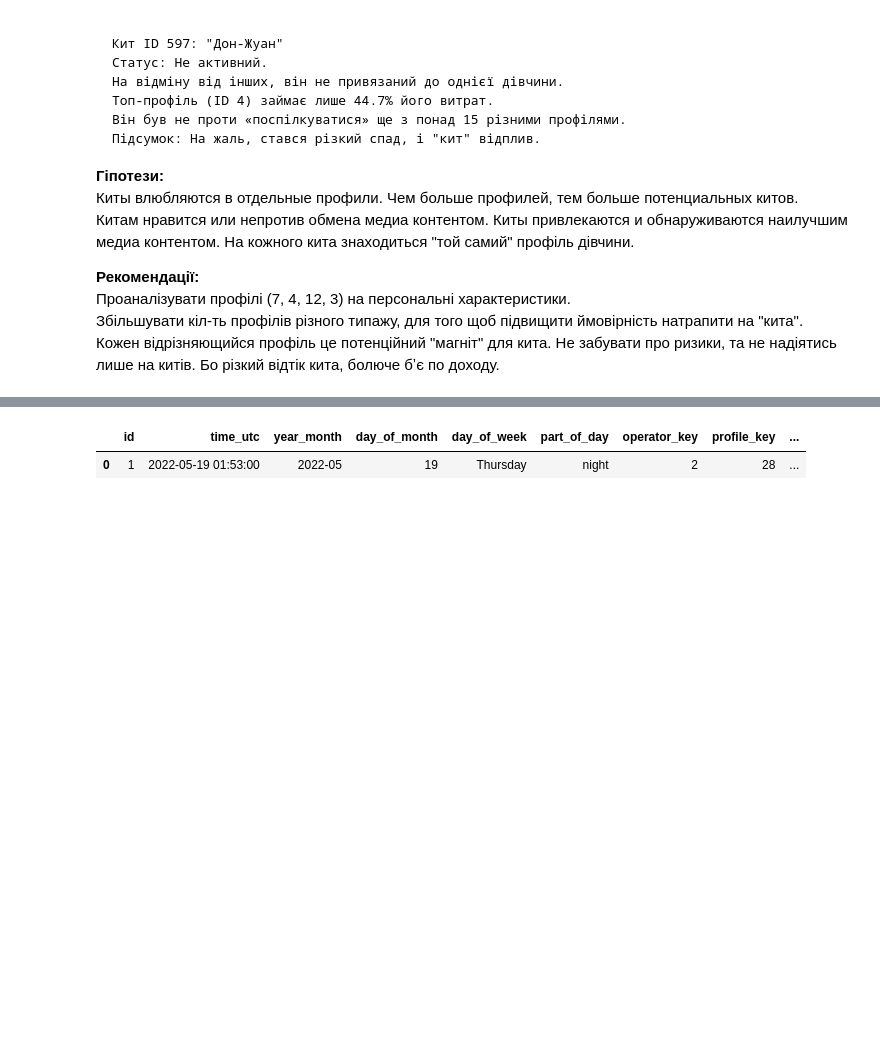
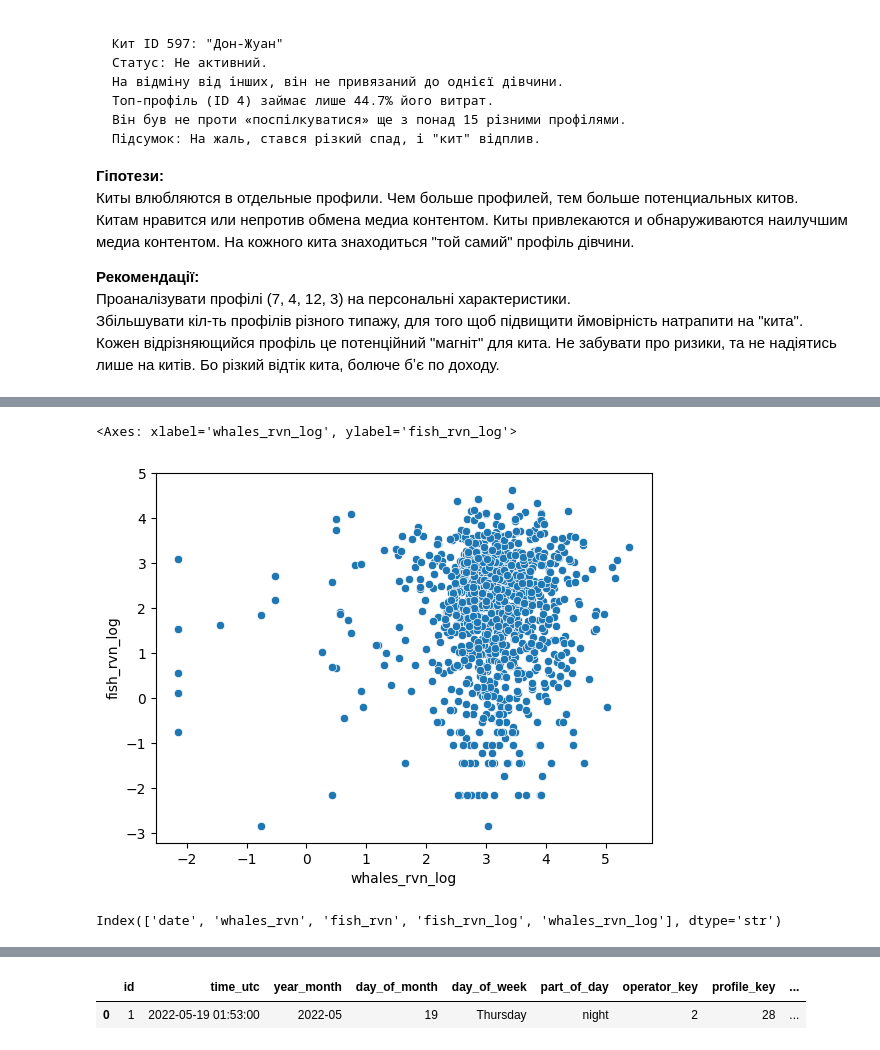
Before and after one commit to Chocopie-DA/db_analysis_sql_sweetylove, a Jupyter notebook: 03_notebooks/EDA.ipynb, the cells around one changed output, grey strips where cells are left out. Cells and saved outputs as stored; diff of their text form; code cells hidden in the pictures; blank space fills up the shorter version.

```diff
--- a/03_notebooks/EDA.ipynb
+++ b/03_notebooks/EDA.ipynb
@@ -1209,0 +1284,10 @@ id  | LTV | % від total| % чат/медіа/інші | LT(днів)| Act. Da
+# %%
+# по днях з логованими даними
+sns.scatterplot(whales_vs_fish, y='fish_rvn_log', x='whales_rvn_log')
+# %% [output]
+<Axes: xlabel='whales_rvn_log', ylabel='fish_rvn_log'>
+[figure, new version]
+# %%
+whales_vs_fish.columns
+# %% [output]
+Index(['date', 'whales_rvn', 'fish_rvn', 'fish_rvn_log', 'whales_rvn_log'], dtype='str')
```
Also changed, not shown: parts of 114 cells of this notebook.
